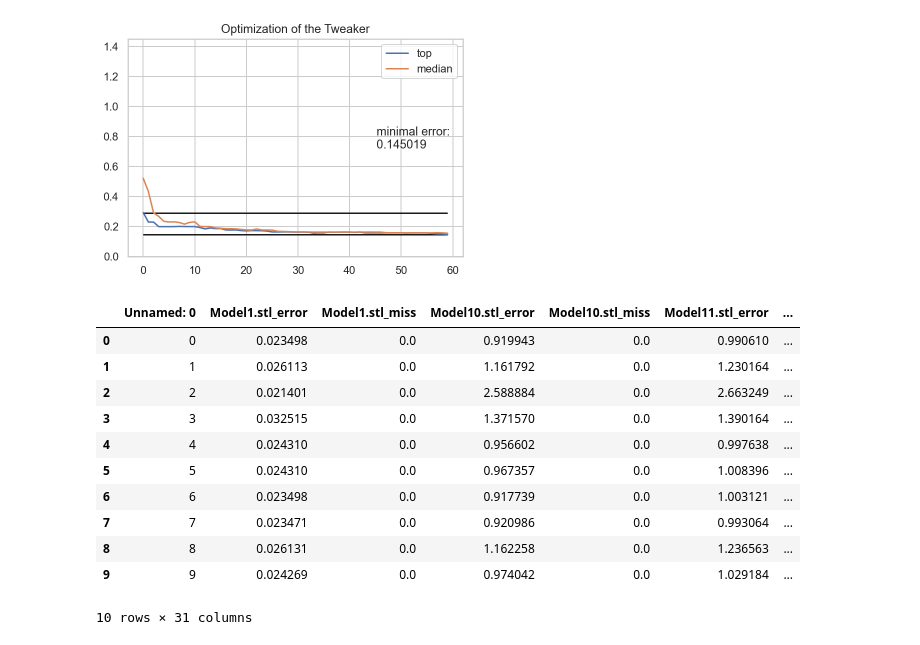
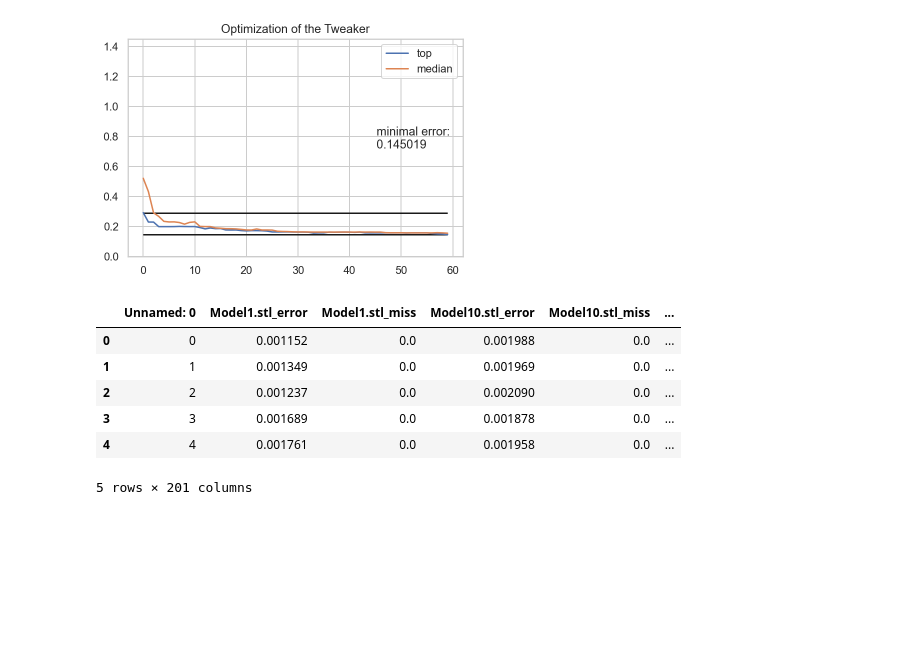
Before and after one commit to ChristophSchranz/Tweaker-3_optimize-using-ea, a Jupyter notebook: visualize_optimiziation.ipynb, the cells around one changed output. Saved outputs shown, nothing was run; the diff lists cells and outputs as text; code cells hidden in the pictures; blank space fills up the shorter version.

```diff
--- a/visualize_optimiziation.ipynb
+++ b/visualize_optimiziation.ipynb
@@ -109,18 +109,13 @@ plt.show()
 # %% [output]
 [figure]
 # %%
-statistics = pd.read_csv("data/DataFrame_5gen_5inds_15objects_model-stats.csv")
-statistics.head(10)
+stats = pd.read_csv("data/2020-04-17_200gen_50ind_100obj-stats.csv")
+stats.head()
 # %% [output]
-|  | Unnamed: 0 | Model1.stl_error | Model1.stl_miss | Model10.stl_error | Model10.stl_miss | Model11.stl_error | ... |
-| 0 | 0 | 0.023498 | 0.0 | 0.919943 | 0.0 | 0.990610 | ... |
-| 1 | 1 | 0.026113 | 0.0 | 1.161792 | 0.0 | 1.230164 | ... |
-| 2 | 2 | 0.021401 | 0.0 | 2.588884 | 0.0 | 2.663249 | ... |
-| 3 | 3 | 0.032515 | 0.0 | 1.371570 | 0.0 | 1.390164 | ... |
-| 4 | 4 | 0.024310 | 0.0 | 0.956602 | 0.0 | 0.997638 | ... |
-| 5 | 5 | 0.024310 | 0.0 | 0.967357 | 0.0 | 1.008396 | ... |
-| 6 | 6 | 0.023498 | 0.0 | 0.917739 | 0.0 | 1.003121 | ... |
-| 7 | 7 | 0.023471 | 0.0 | 0.920986 | 0.0 | 0.993064 | ... |
-| 8 | 8 | 0.026131 | 0.0 | 1.162258 | 0.0 | 1.236563 | ... |
-| 9 | 9 | 0.024269 | 0.0 | 0.974042 | 0.0 | 1.029184 | ... |
+|  | Unnamed: 0 | Model1.stl_error | Model1.stl_miss | Model10.stl_error | Model10.stl_miss | ... |
+| 0 | 0 | 0.001152 | 0.0 | 0.001988 | 0.0 | ... |
+| 1 | 1 | 0.001349 | 0.0 | 0.001969 | 0.0 | ... |
+| 2 | 2 | 0.001237 | 0.0 | 0.002090 | 0.0 | ... |
+| 3 | 3 | 0.001689 | 0.0 | 0.001878 | 0.0 | ... |
+| 4 | 4 | 0.001761 | 0.0 | 0.001958 | 0.0 | ... |
-10 rows × 31 columns
+5 rows × 201 columns
```
Also changed, not shown: parts of 13 cells of this notebook, 2 other files.
